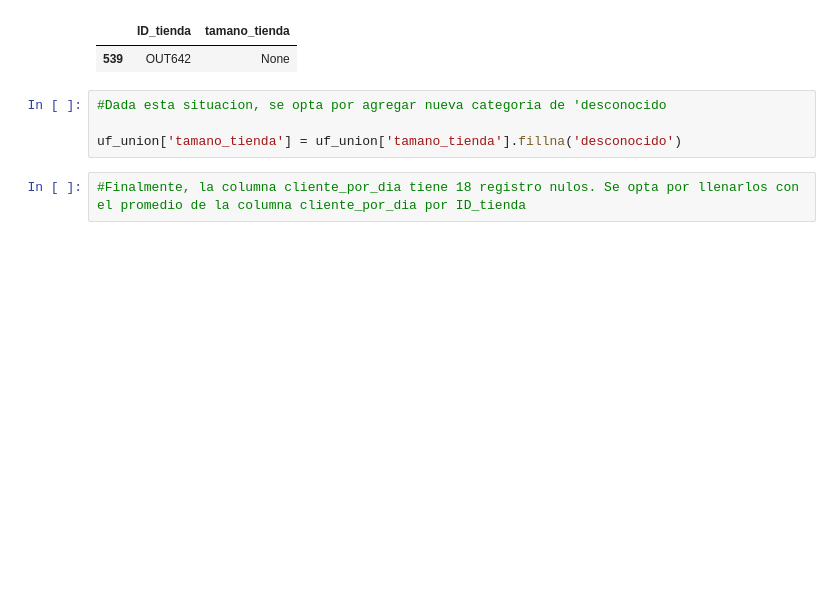
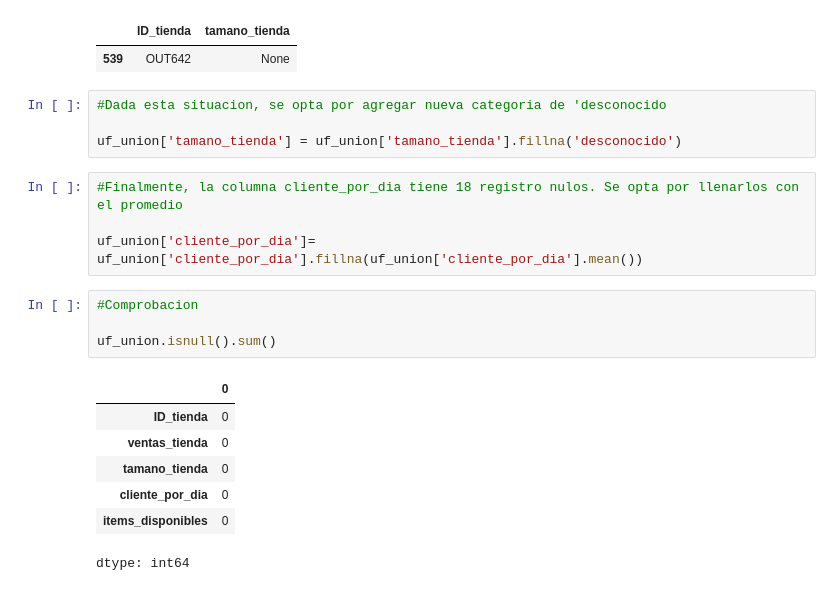
Before and after one commit to Mjdiazri/Code7Days, a Jupyter notebook: Ejercicio_promt_python_dataScience.ipynb, the cells around one changed output. Cells and saved outputs as stored; diff of their text form; blank space fills up the shorter version.

```diff
--- a/Ejercicio_promt_python_dataScience.ipynb
+++ b/Ejercicio_promt_python_dataScience.ipynb
@@ -360,4 +360,18 @@ uf_union[uf_union['ID_tienda']== 'OUT642'][['ID_tienda','tamano_tienda']]
 
 uf_union['tamano_tienda'] = uf_union['tamano_tienda'].fillna('desconocido')
 # %%
-#Finalmente, la columna cliente_por_dia	tiene 18 registro nulos. Se opta por llenarlos con el promedio de la columna cliente_por_dia por ID_tienda
+#Finalmente, la columna cliente_por_dia	tiene 18 registro nulos. Se opta por llenarlos con el promedio
+
+uf_union['cliente_por_dia']= uf_union['cliente_por_dia'].fillna(uf_union['cliente_por_dia'].mean())
+# %%
+#Comprobacion
+
+uf_union.isnull().sum()
+# %% [output]
+|  | 0 |
+| ID_tienda | 0 |
+| ventas_tienda | 0 |
+| tamano_tienda | 0 |
+| cliente_por_dia | 0 |
+| items_disponibles | 0 |
+dtype: int64
```
Also changed, not shown: parts of 5 cells of this notebook.
